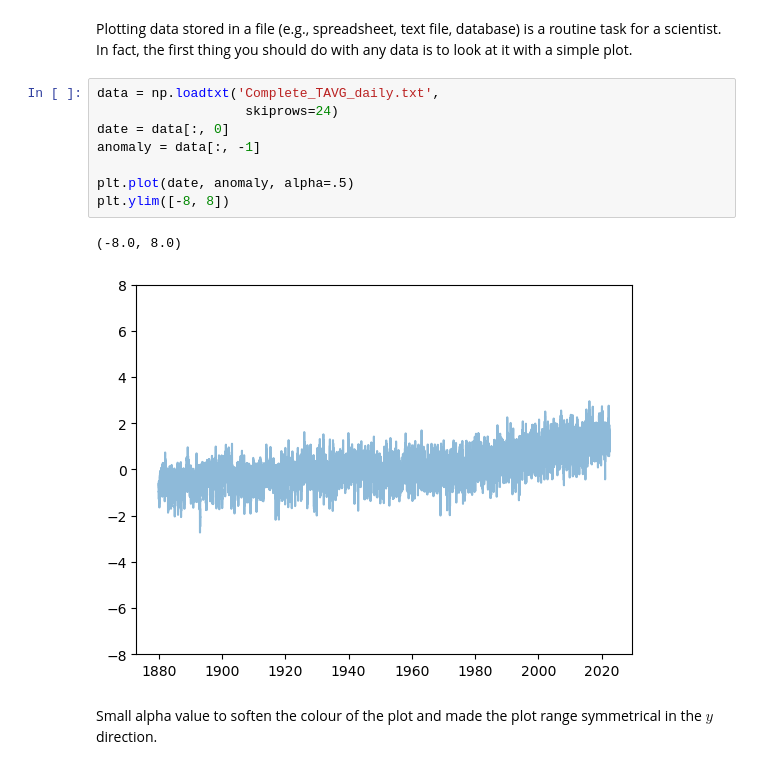
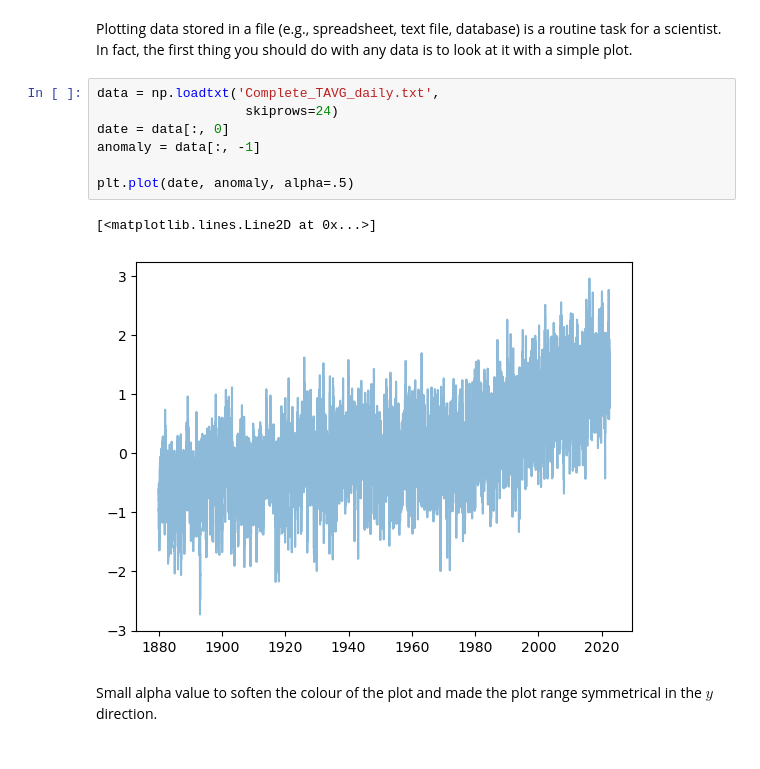
Before and after one commit to SPS-SP2273/learning-portfolio-ishansgill, a Jupyter notebook: plotting/plotting_(need).ipynb, the cells around one changed output. Drawn from its saved outputs; the diff is of its cells as text.

```diff
--- a/plotting/plotting_(need).ipynb
+++ b/plotting/plotting_(need).ipynb
@@ -254,14 +254,13 @@ Plotting data stored in a file (e.g., spreadsheet, text file, database) is a rou
 # %%
 data = np.loadtxt('Complete_TAVG_daily.txt',
                    skiprows=24)
 date = data[:, 0]
 anomaly = data[:, -1]
 
 plt.plot(date, anomaly, alpha=.5)
-plt.ylim([-8, 8])
 # %% [output]
-(-8.0, 8.0)
+[<matplotlib.lines.Line2D at 0x...>]
-[figure, old version]
+[figure, new version]
 # %% [markdown]
  Small alpha value to soften the colour of the plot and made the plot range symmetrical in the $y$
  direction.
```
Also changed, not shown: parts of 3 cells of this notebook.
